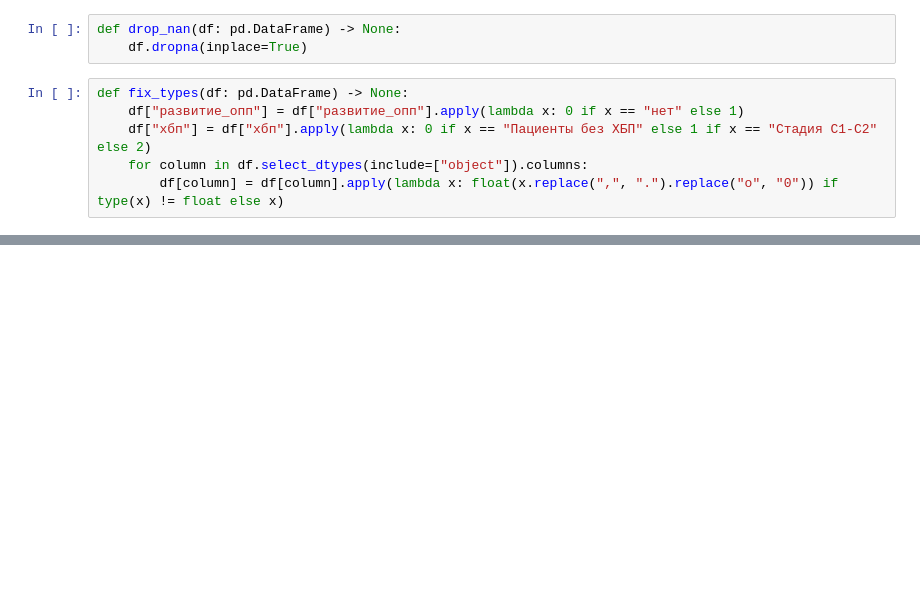
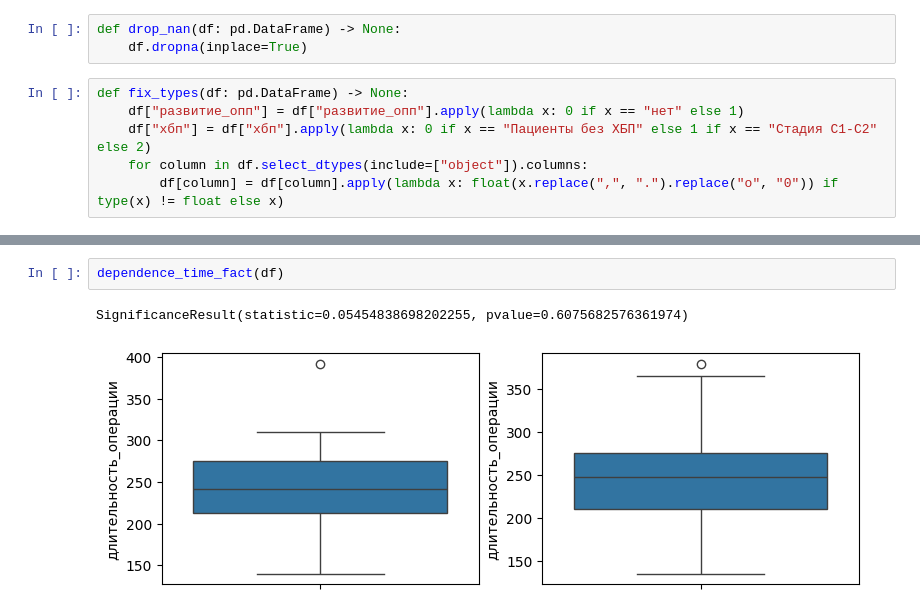
Before and after one commit to Ipopuk/Data_Analysis_Medics, a Jupyter notebook: data_analysis_medics.ipynb, the cells around one changed output, grey strips where cells are left out. Drawn from its saved outputs; the diff is of its cells as text; blank space fills up the shorter version.

```diff
--- a/data_analysis_medics.ipynb
+++ b/data_analysis_medics.ipynb
@@ -50,0 +304,5 @@ preprocess("medics_1.csv")
+# %%
+dependence_time_fact(df)
+# %% [output]
+SignificanceResult(statistic=0.05454838698202255, pvalue=0.6075682576361974)
+[figure, added]
```
Also changed, not shown: parts of 30 cells of this notebook, 1 other file.
